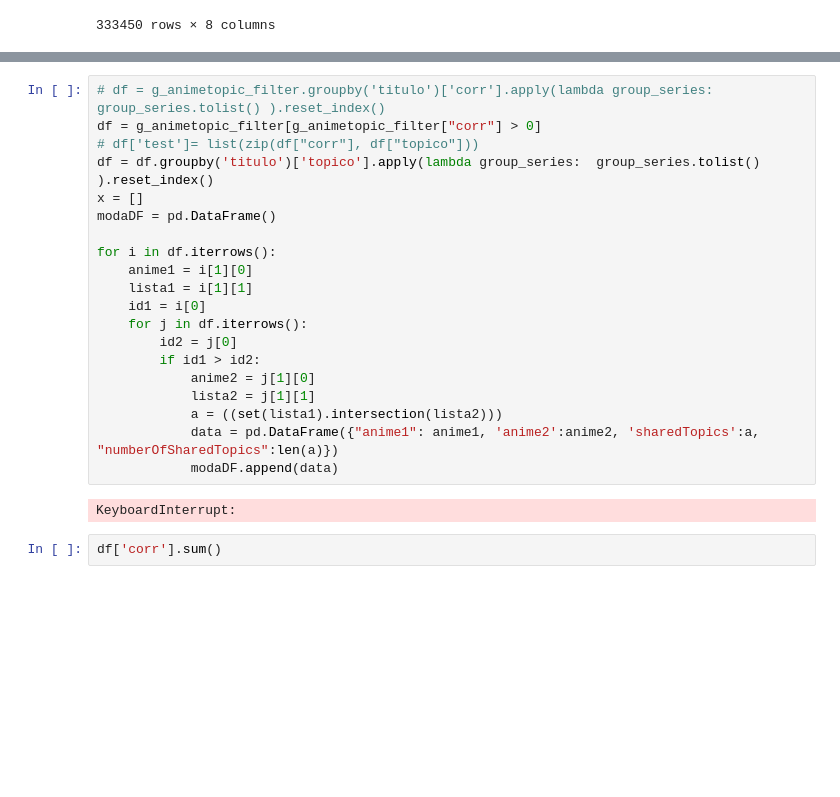
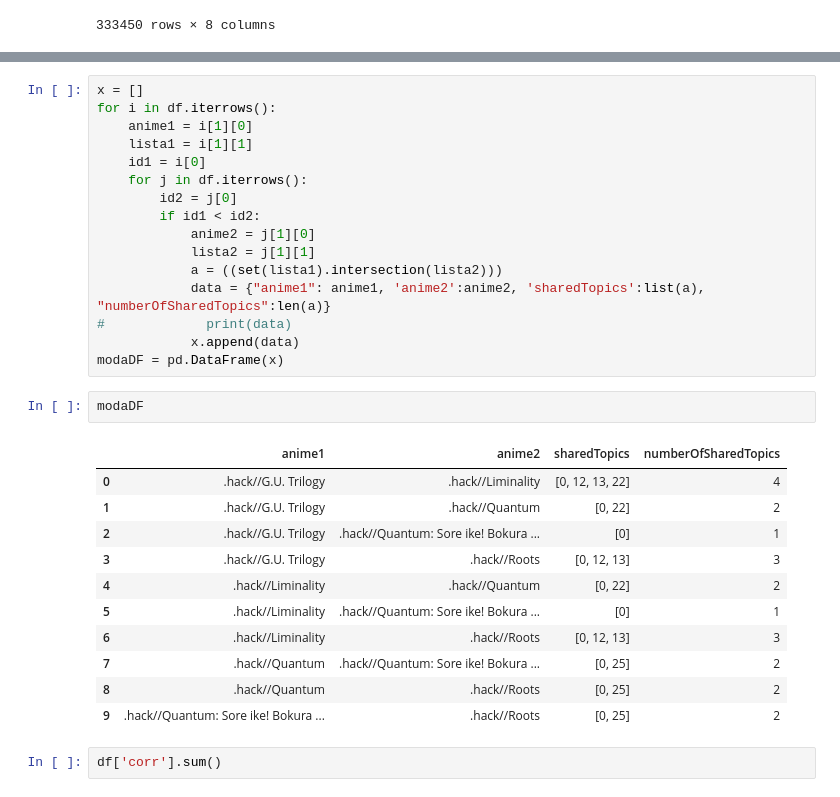
Before and after one commit to juanjorgegarcia/MAL-Social-Network-Analysis, a Jupyter notebook: Untitled.ipynb, the cells around one changed output, grey strips where cells are left out. Saved outputs shown, nothing was run; the diff lists cells and outputs as text; blank space fills up the shorter version.

```diff
--- a/Untitled.ipynb
+++ b/Untitled.ipynb
@@ -98,25 +116,33 @@ g_animetopic_filter
 # %%
-# df = g_animetopic_filter.groupby('titulo')['corr'].apply(lambda group_series:  group_series.tolist() ).reset_index()
-df = g_animetopic_filter[g_animetopic_filter["corr"] > 0]
-# df['test']= list(zip(df["corr"], df["topico"]))
-df = df.groupby('titulo')['topico'].apply(lambda group_series:  group_series.tolist() ).reset_index()
 x = []
-modaDF = pd.DataFrame()
-
 for i in df.iterrows():
     anime1 = i[1][0]
     lista1 = i[1][1]
     id1 = i[0]
     for j in df.iterrows():
         id2 = j[0]
-        if id1 > id2:
+        if id1 < id2:
             anime2 = j[1][0]
             lista2 = j[1][1]
             a = ((set(lista1).intersection(lista2)))
-            data = pd.DataFrame({"anime1": anime1, 'anime2':anime2, 'sharedTopics':a, "numberOfSharedTopics":len(a)})
-            modaDF.append(data)
+            data = {"anime1": anime1, 'anime2':anime2, 'sharedTopics':list(a), "numberOfSharedTopics":len(a)}
+#             print(data)
+            x.append(data)
+modaDF = pd.DataFrame(x)
-# %% [output]
-KeyboardInterrupt:
+# %%
+modaDF
+# %% [output]
+|  | anime1 | anime2 | sharedTopics | numberOfSharedTopics |
+| 0 | .hack//G.U. Trilogy | .hack//Liminality | [0, 12, 13, 22] | 4 |
+| 1 | .hack//G.U. Trilogy | .hack//Quantum | [0, 22] | 2 |
+| 2 | .hack//G.U. Trilogy | .hack//Quantum: Sore ike! Bokura ... | [0] | 1 |
+| 3 | .hack//G.U. Trilogy | .hack//Roots | [0, 12, 13] | 3 |
+| 4 | .hack//Liminality | .hack//Quantum | [0, 22] | 2 |
+| 5 | .hack//Liminality | .hack//Quantum: Sore ike! Bokura ... | [0] | 1 |
+| 6 | .hack//Liminality | .hack//Roots | [0, 12, 13] | 3 |
+| 7 | .hack//Quantum | .hack//Quantum: Sore ike! Bokura ... | [0, 25] | 2 |
+| 8 | .hack//Quantum | .hack//Roots | [0, 25] | 2 |
+| 9 | .hack//Quantum: Sore ike! Bokura ... | .hack//Roots | [0, 25] | 2 |
 # %%
 df['corr'].sum()
 # %% [output]
```
Also changed, not shown: parts of 2 cells of this notebook.
